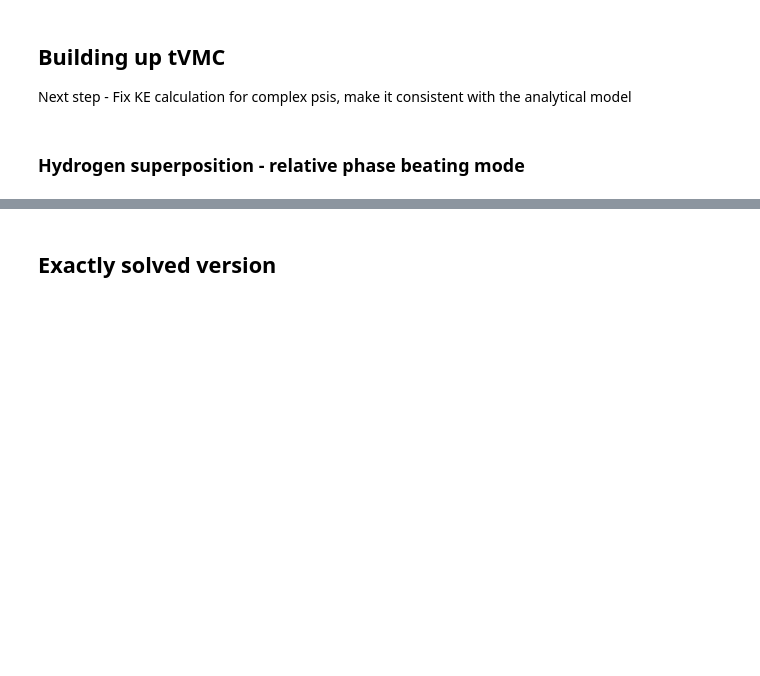
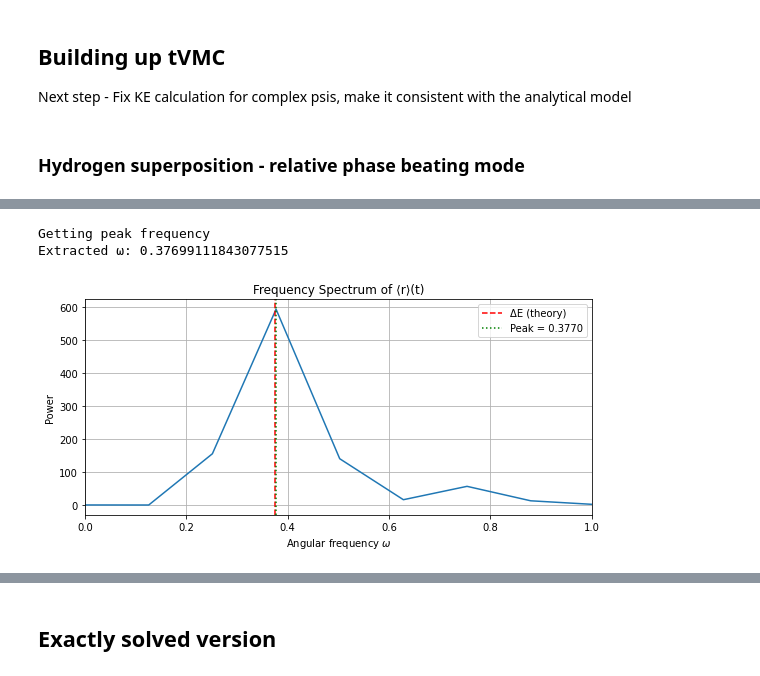
Before and after one commit to Parvfect/QVMC, a Jupyter notebook: nnqs_jax/tvmc_unit.ipynb, the cells around one changed output, grey strips where cells are left out. Drawn from its saved outputs; the diff is of its cells as text; code cells hidden in the pictures; blank space fills up the shorter version.

Commit message:
1 parameter tvmc model is now functional!

```diff
--- a/nnqs_jax/tvmc_unit.ipynb
+++ b/nnqs_jax/tvmc_unit.ipynb
@@ -159,7 +60,7 @@ mc_step = metropolis_step(params, batched_f, pos, key)
 key, subkey = jax.random.split(key)
 pos = jax.random.uniform(subkey, (4200, 3))
 
-for i in range(100):
+for i in range(200):
     key, subkey = jax.random.split(key)
     pos, pmove = mc_step(params, pos, subkey, mcmc_width=0.5)
 print(pmove)
@@ -192,3 +101,5 @@ def get_update(params, pos):
     return theta_dot
 
 update_fn = jax.jit(get_update)
+# %%
+get_update(params, pos)
@@ -199,16 +125,16 @@ dt = 1e-2
 # %%
 
 r_expect = []
-for i in range(600):
-    key, subkey = jax.random.split(key)
-    pos = jax.random.uniform(subkey, (200, 3))
+for i in range(5000):
+    #key, subkey = jax.random.split(key)
+    #pos = jax.random.uniform(subkey, (200, 3))
 
-    for j in range(30):
-        key, subkey = jax.random.split(key)
-        pos, pmove = mc_step(params, pos, subkey, 0.5)
+    #for j in range(30):
+    #    key, subkey = jax.random.split(key)
+    #    pos, pmove = mc_step(params, pos, subkey, 0.5)
 
     theta_dot = get_update(params, pos)
-    print(theta_dot)
+    #print(theta_dot)
 
     params = params + dt * theta_dot
     density = jnp.abs(batched_f(params, pos)) ** 2
@@ -222,7 +148,7 @@ for i in range(600):
     Eloc = te(params, pos)
     #r_expect.append(r_exp)
     #print(r_exp)
-    if i % 2 == 0:
+    if i % 1000 == 0:
         print(f"Elocal {jnp.mean(Eloc)}")
         print(f"Evar {jnp.mean((Eloc - jnp.mean(Eloc)) ** 2)}")
 # %% [output]
@@ -247,3 +172,52 @@ KeyboardInterrupt:
+# %%
+
+import numpy as np
+
+print("Getting peak frequency")
+r_expect = jnp.array(r_expect)
+signal = r_expect - jnp.mean(r_expect)
+dt = 0.01
+
+fft_vals = np.fft.rfft(signal)
+freqs = np.fft.rfftfreq(len(signal), dt)
+
+power = np.abs(fft_vals) ** 2
+
+idx = np.argmax(power[1:]) + 1   # skip zero frequency
+f_peak = freqs[idx]
+
+omega_peak = 2 * np.pi * f_peak
+print("Extracted ω:", omega_peak)
+
+
+signal = r_expect - np.mean(r_expect)
+window = np.hanning(len(signal))
+
+fft_vals = np.fft.rfft(signal * window)
+freqs = np.fft.rfftfreq(len(signal), dt)
+
+power = np.abs(fft_vals) ** 2
+omega = 2 * np.pi * freqs
+
+plt.figure(figsize=(8, 4))
+plt.plot(omega, power)
+plt.axvline(0.375, color="red", linestyle="--", label="ΔE (theory)")
+plt.axvline(omega[np.argmax(power[1:]) + 1],
+            color="green", linestyle=":",
+            label=f"Peak = {omega[np.argmax(power[1:]) + 1]:.4f}")
+
+plt.xlim(0, 1.0)
+plt.xlabel(r"Angular frequency $\omega$")
+plt.ylabel("Power")
+plt.title("Frequency Spectrum of ⟨r⟩(t)")
+plt.legend()
+plt.grid(True)
+plt.tight_layout()
+plt.show()
+# %% [output]
+Getting peak frequency
+Extracted ω: 0.37699111843077515
+[figure, added]
 # %%
 plt.plot(r_expect)
 # %% [output]
```
Also changed, not shown: parts of 35 cells of this notebook, 3 other files.
